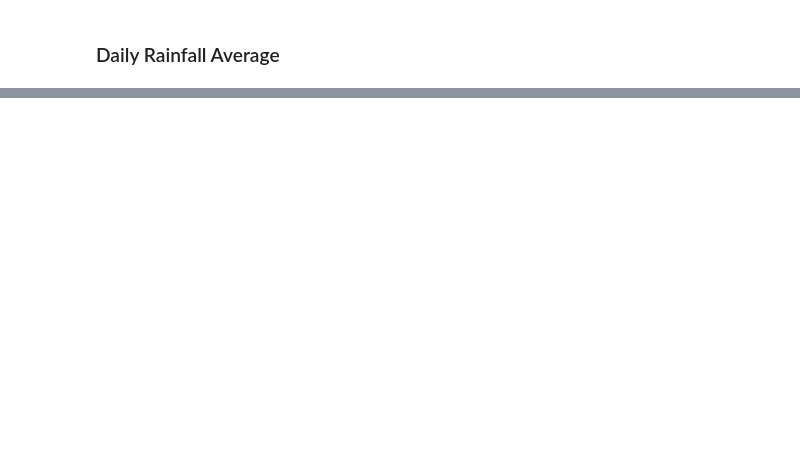
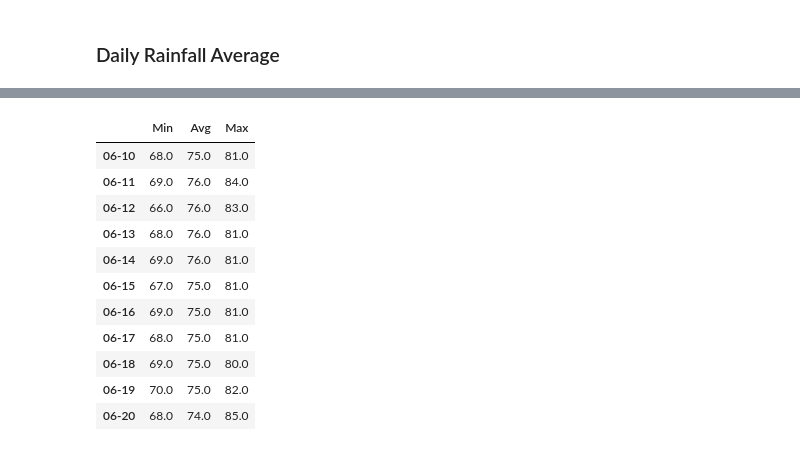
Before and after one commit to alplky/sqlalchemy-challenge, a Jupyter notebook: bonus_temp_analysis.ipynb, the cells around one changed output, grey strips where cells are left out. Saved outputs shown, nothing was run; the diff lists cells and outputs as text; code cells hidden in the pictures; blank space fills up the shorter version.

Commit message:
convert results to dict, converted dict to df

```diff
--- a/bonus_temp_analysis.ipynb
+++ b/bonus_temp_analysis.ipynb
@@ -385,3 +385,9 @@ print(trip_results)
 [interactive output not drawn]
 [interactive output not drawn]
 [interactive output not drawn]
+# %%
+# create dict of dates and tobs for trip dates
+
+trip_temps_dict = {trip_dates[i]: trip_results[i] for i in range(len(trip_results))}
+
+trip_temps_dict
@@ -387,0 +413,19 @@ print(trip_results)
+# %%
+# convert dict to dataframe
+
+trip_df = pd.DataFrame.from_dict(trip_temps_dict, orient="index", columns=["Min", "Avg", "Max"])
+
+trip_df
+# %% [output]
+|  | Min | Avg | Max |
+| 06-10 | 68.0 | 75.0 | 81.0 |
+| 06-11 | 69.0 | 76.0 | 84.0 |
+| 06-12 | 66.0 | 76.0 | 83.0 |
+| 06-13 | 68.0 | 76.0 | 81.0 |
+| 06-14 | 69.0 | 76.0 | 81.0 |
+| 06-15 | 67.0 | 75.0 | 81.0 |
+| 06-16 | 69.0 | 75.0 | 81.0 |
+| 06-17 | 68.0 | 75.0 | 81.0 |
+| 06-18 | 69.0 | 75.0 | 80.0 |
+| 06-19 | 70.0 | 75.0 | 82.0 |
+| 06-20 | 68.0 | 74.0 | 85.0 |
```
Also changed, not shown: parts of 2 cells of this notebook.
